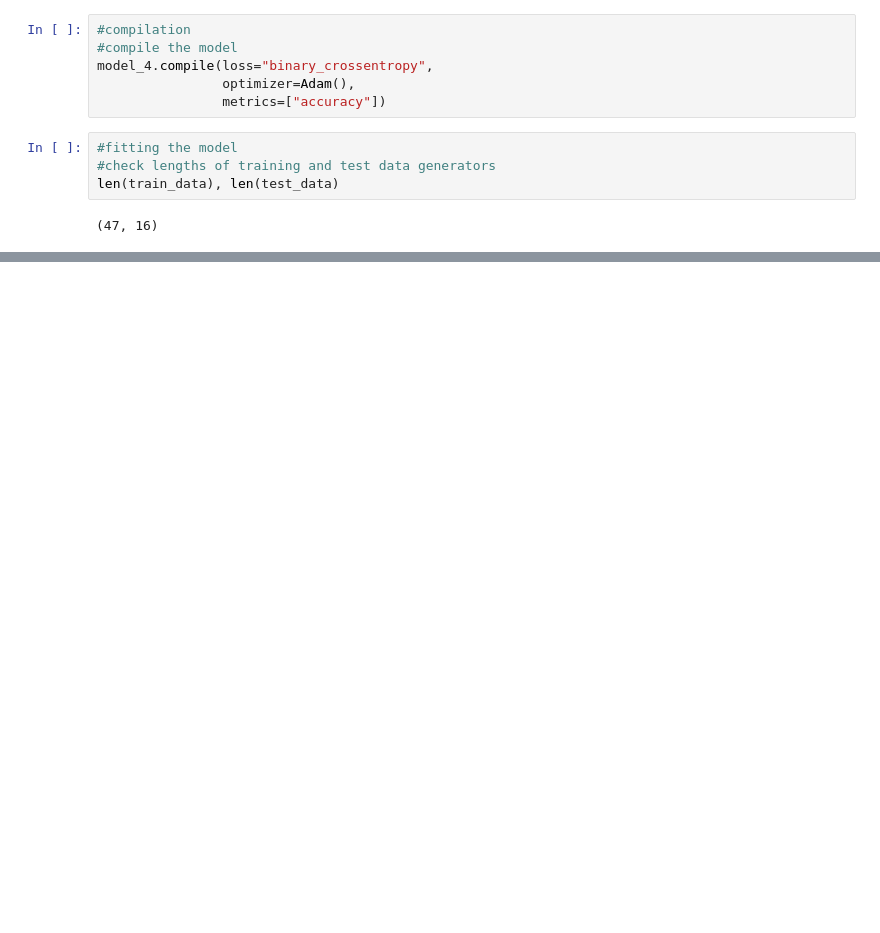
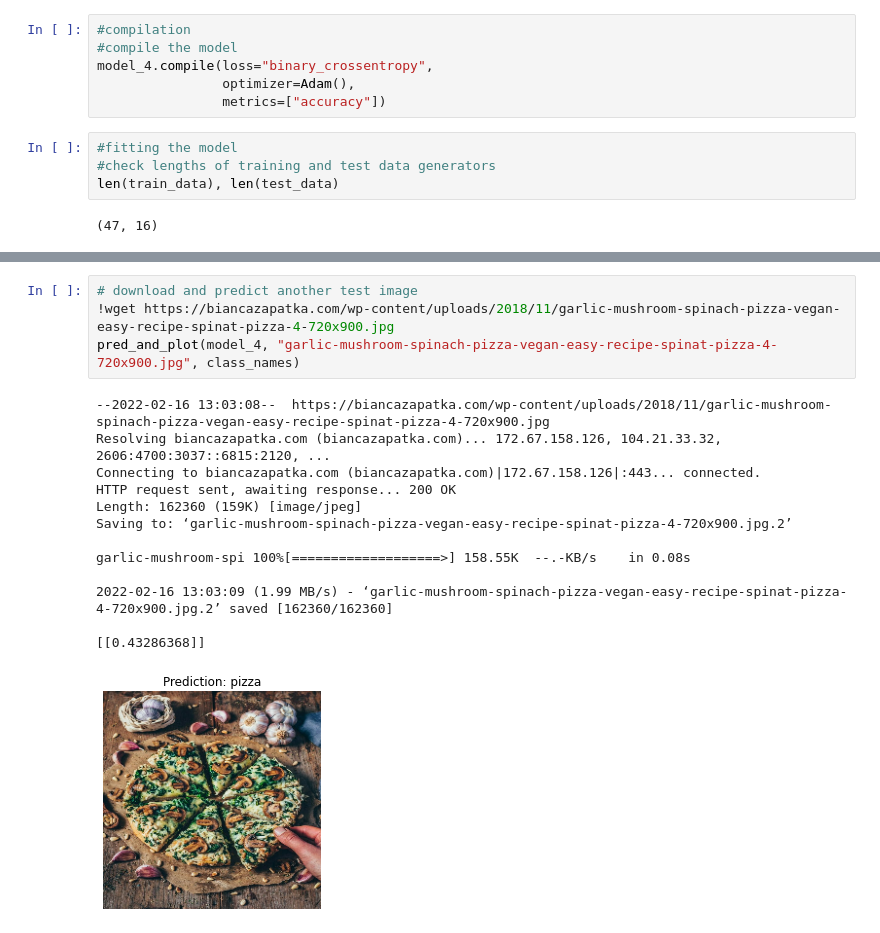
Before and after one commit to El-Nico/tensorflow-notes, a Jupyter notebook: convolution_exercises.ipynb, the cells around one changed output, grey strips where cells are left out. Saved outputs shown, nothing was run; the diff lists cells and outputs as text; blank space fills up the shorter version.

```diff
--- a/convolution_exercises.ipynb
+++ b/convolution_exercises.ipynb
@@ -299,0 +447,18 @@ plot_loss_curves(history_4)
+# %%
+# download and predict another test image
+!wget https://biancazapatka.com/wp-content/uploads/2018/11/garlic-mushroom-spinach-pizza-vegan-easy-recipe-spinat-pizza-4-720x900.jpg
+pred_and_plot(model_4, "garlic-mushroom-spinach-pizza-vegan-easy-recipe-spinat-pizza-4-720x900.jpg", class_names)
+# %% [output]
+--2022-02-16 13:03:08--  https://biancazapatka.com/wp-content/uploads/2018/11/garlic-mushroom-spinach-pizza-vegan-easy-recipe-spinat-pizza-4-720x900.jpg
+Resolving biancazapatka.com (biancazapatka.com)... 172.67.158.126, 104.21.33.32, 2606:4700:3037::6815:2120, ...
+Connecting to biancazapatka.com (biancazapatka.com)|172.67.158.126|:443... connected.
+HTTP request sent, awaiting response... 200 OK
+Length: 162360 (159K) [image/jpeg]
+Saving to: ‘garlic-mushroom-spinach-pizza-vegan-easy-recipe-spinat-pizza-4-720x900.jpg.2’
+
+garlic-mushroom-spi 100%[===================>] 158.55K  --.-KB/s    in 0.08s
+
+2022-02-16 13:03:09 (1.99 MB/s) - ‘garlic-mushroom-spinach-pizza-vegan-easy-recipe-spinat-pizza-4-720x900.jpg.2’ saved [162360/162360]
+
+[[0.43286368]]
+[figure, added]
```
Also changed, not shown: parts of 27 cells of this notebook.
